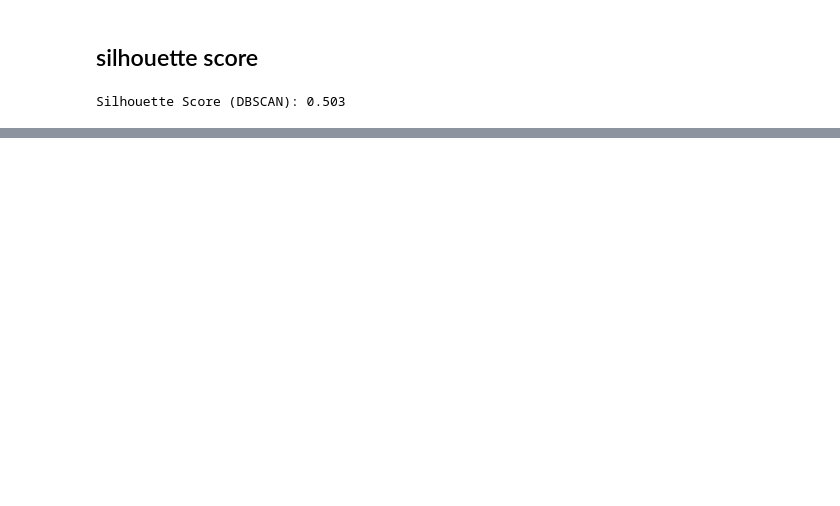
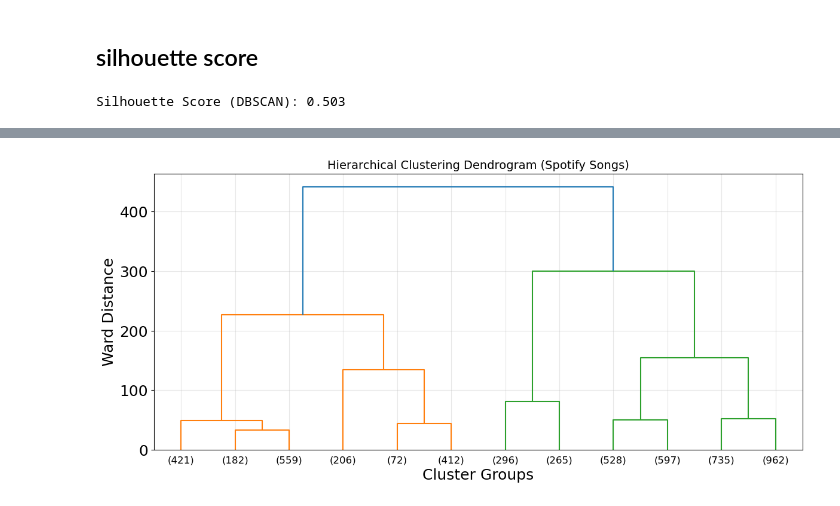
Before and after one commit to Titaniel3/ASDA_2025_Group_1_Portfolio_new, a Jupyter notebook: notebooks/week_11_group_1_notebook.ipynb, the cells around one changed output, grey strips where cells are left out. Cells and saved outputs as stored; diff of their text form; code cells hidden in the pictures; blank space fills up the shorter version.

```diff
--- a/notebooks/week_11_group_1_notebook.ipynb
+++ b/notebooks/week_11_group_1_notebook.ipynb
@@ -634,0 +849,21 @@ Silhouette Score (DBSCAN): 0.503
+# %%
+# Build linkage on PCA space (fast & clean)
+X_link = X_pca_df[['PC1','PC2']]
+linkage_matrix = linkage(X_link, method='ward', metric='euclidean')
+
+# Create dendrogram
+plt.figure(figsize=(14, 6))
+dendrogram(
+    linkage_matrix,
+    truncate_mode='lastp',   # show only last clusters
+    p=12,                    # number of final clusters shown
+    no_labels=False
+)
+
+plt.title('Hierarchical Clustering Dendrogram (Spotify Songs)', fontsize=14)
+plt.xlabel('Cluster Groups')
+plt.ylabel('Ward Distance')
+plt.grid(True, alpha=0.3)
+plt.show()
+# %% [output]
+[figure, added]
```
Also changed, not shown: parts of 18 cells of this notebook.
